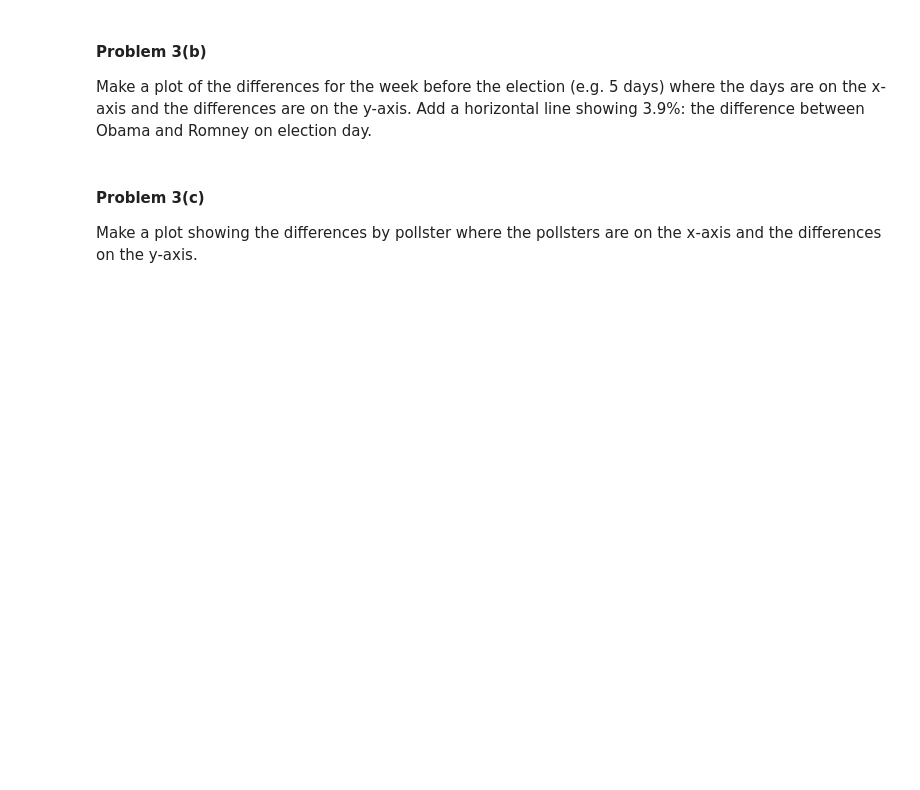
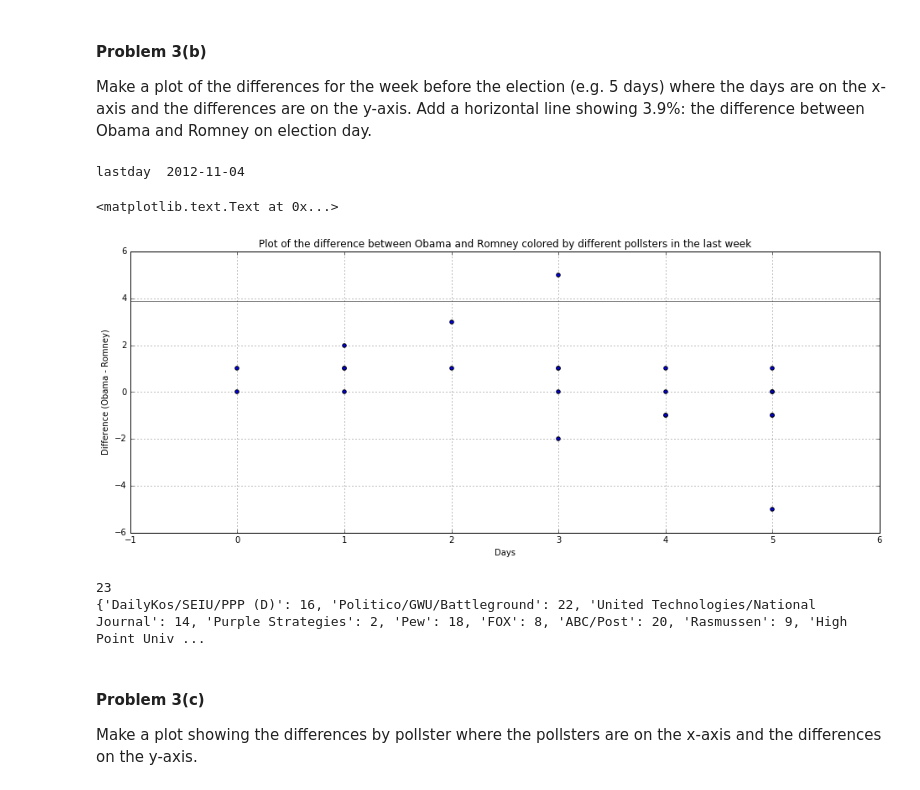
Before and after one commit to deep327/2014, a Jupyter notebook: homework/HW2.ipynb, the cells around one changed output. Cells and saved outputs as stored; diff of their text form; code cells hidden in the pictures; blank space fills up the shorter version.

```diff
--- a/homework/HW2.ipynb
+++ b/homework/HW2.ipynb
@@ -692,3 +692,5 @@ Most undecided voters vote for one of the two candidates at the election. Theref
 Add a new column to the `election` DataFrame containg the difference between Obama and Romeny called `Diff`.
 # %%
 #your code here
+election['Diff'] = election.Obama - election.Romney
+election.head()
@@ -701,3 +708,48 @@ Make a plot of the differences for the week before the election (e.g. 5 days) wh
+# %%
+#your code here
+lastday = max(election["Start Date"])
+print "lastday ", lastday
+# creates election_dates file which is in datetime format
+electiondates = pd.to_datetime(election['Entry Date/Time (ET)'])
+
+# creates Days until election column
+election['Days until election'] = pd.to_datetime(lastday)-electiondates
+
+electiondays = election['Days until election'].astype('timedelta64[D]')
+
+# sets time after election to newly created electiondays column
+election['Days until election'] = electiondays;
+
+#choosing time of five days before election
+beforeelec = election[0<= election['Days until election']];
+
+weekelec = beforeelec[beforeelec['Days until election']<=5]
+
+#plot
+plt.figure(figsize=(16,6))
+plt.grid(True)
+plt.scatter(weekelec['Days until election'], weekelec.Diff)
+plt.axhline(y=3.9, c = "gray")
+plt.xlabel("Days")
+plt.ylabel("Difference (Obama - Romney)")
+plt.title("Plot of the difference between Obama and Romney by different pollsters in the last week")
+# %% [output]
+lastday  2012-11-04
+<matplotlib.text.Text at 0x...>
+[figure, added]
+# %%
+polls = list(weekelec.Pollster)
+print len(polls)
+len(weekelec.Diff)
+
+pollstermap = {}
+for i, p in enumerate(polls):
+    pollstermap[p] = i
+
+print pollstermap
+# %% [output]
+23
+{'DailyKos/SEIU/PPP (D)': 16, 'Politico/GWU/Battleground': 22, 'United Technologies/National Journal': 14, 'Purple Strategies': 2, 'Pew': 18, 'FOX': 8, 'ABC/Post': 20, 'Rasmussen': 9, 'High Point Univ ...
 # %% [markdown]
 #### Problem 3(c)
 
```
Also changed, not shown: parts of 26 cells of this notebook.
